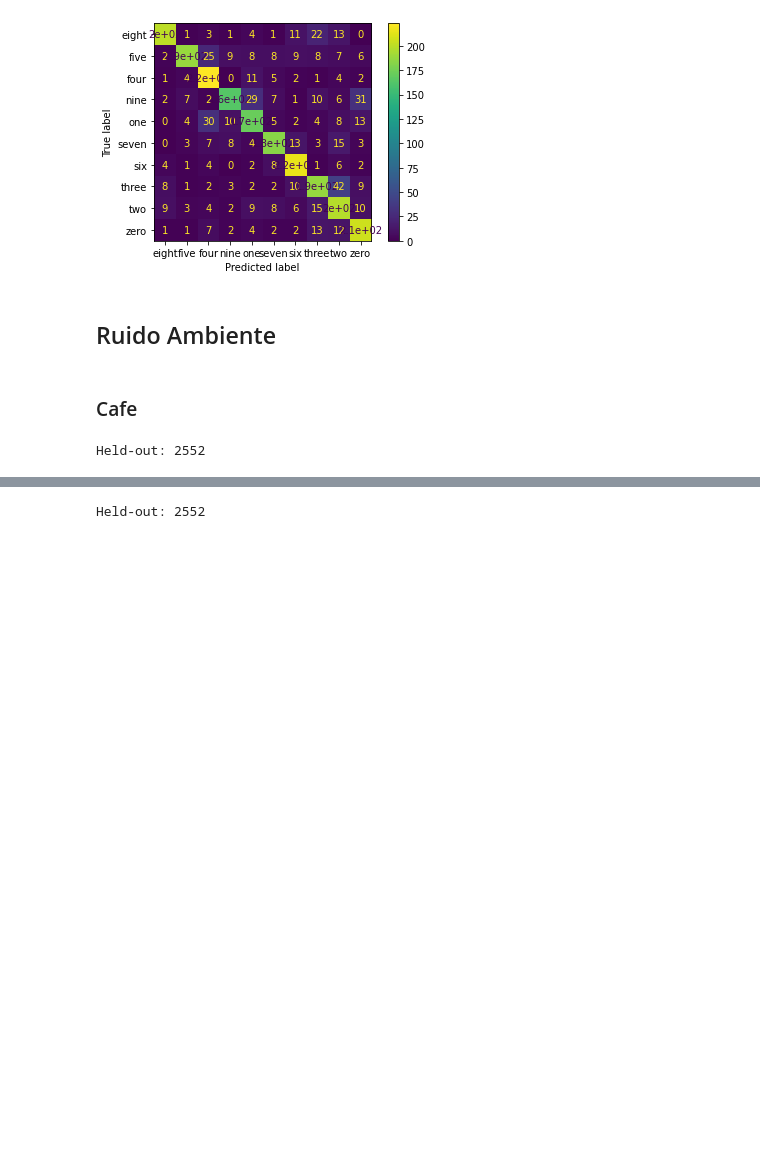
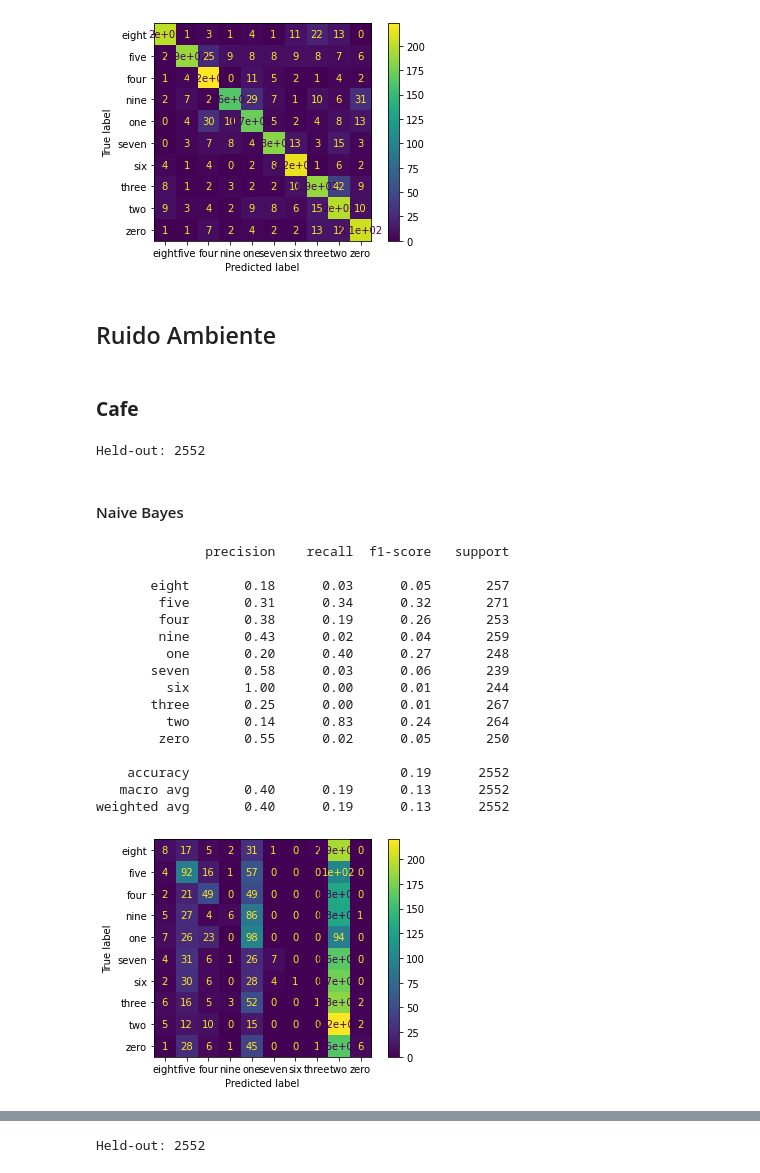
Before and after one commit to francotestori/aauba_02, a Jupyter notebook: Solution_Developement.ipynb, the cells around one changed output, grey strips where cells are left out. Cells and saved outputs as stored; diff of their text form; code cells hidden in the pictures; blank space fills up the shorter version.

```diff
--- a/Solution_Developement.ipynb
+++ b/Solution_Developement.ipynb
@@ -922,7 +924,7 @@ weighted avg       0.77      0.76      0.76      2552
 # %% [markdown]
 ## Ruido Ambiente
 # %% [markdown]
-###  Cafe
+###  **Cafe**
 # %%
 df_cafe = pd.read_csv(
     'https://raw.githubusercontent.com/francotestori/aauba_02/master/resources/audio_digits_CAFE-CAFE-1_lvl_10.csv',
@@ -942,3 +944,33 @@ cafe_scaled_features = pd.DataFrame(scaler.fit_transform(cafe_features))
 print(f'Held-out: {len(cafe_features)}')
 # %% [output]
 Held-out: 2552
+# %% [markdown]
+#### Naive Bayes
+# %%
+# No Scaled
+gnb_cafe_pred = gnb.predict(cafe_features)
+
+# Confusion Matrix
+plot_confusion_matrix(gnb, cafe_features, cafe_target)
+
+# Classification Report
+gnb_cafe_report = classification_report(cafe_target,gnb_cafe_pred)
+print(gnb_cafe_report)
+# %% [output]
+              precision    recall  f1-score   support
+
+       eight       0.18      0.03      0.05       257
+        five       0.31      0.34      0.32       271
+        four       0.38      0.19      0.26       253
+        nine       0.43      0.02      0.04       259
+         one       0.20      0.40      0.27       248
+       seven       0.58      0.03      0.06       239
+         six       1.00      0.00      0.01       244
+       three       0.25      0.00      0.01       267
+         two       0.14      0.83      0.24       264
+        zero       0.55      0.02      0.05       250
+
+    accuracy                           0.19      2552
+   macro avg       0.40      0.19      0.13      2552
+weighted avg       0.40      0.19      0.13      2552
+[figure, added]
```
Also changed, not shown: parts of 22 cells of this notebook.
